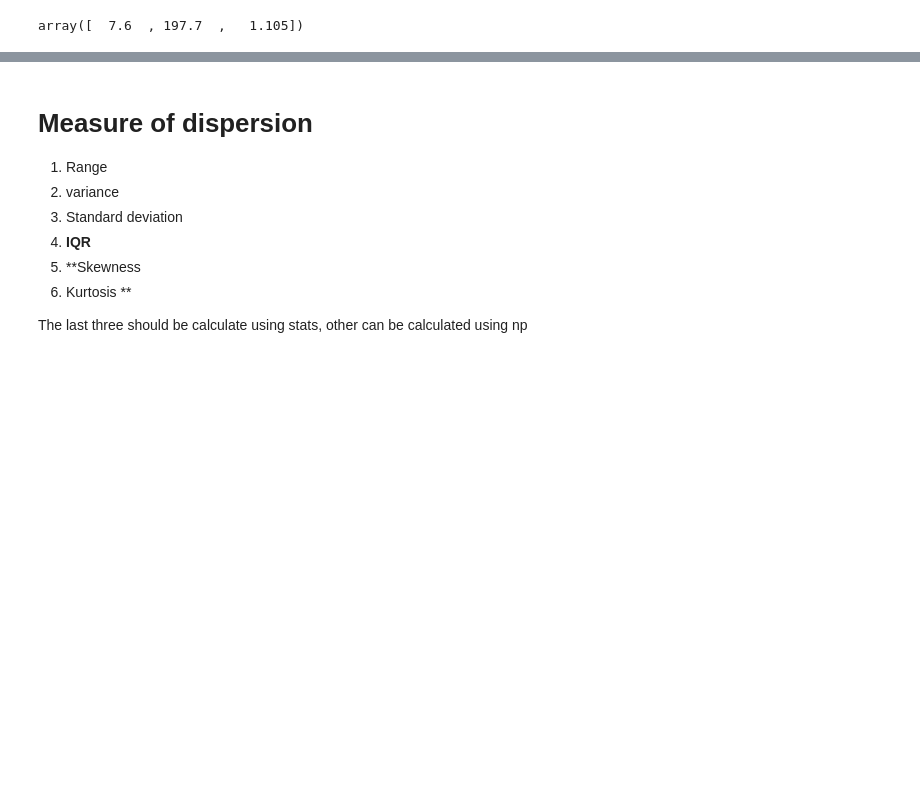
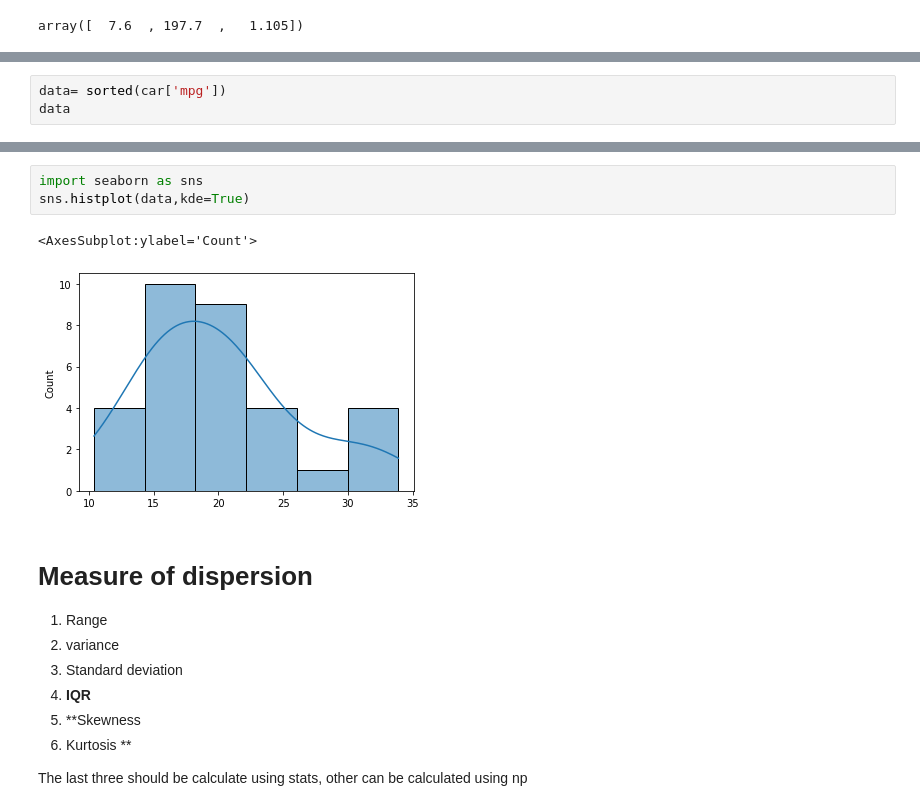
Before and after one commit to yogesh3i/Data_Science_Machine_Learning, a Jupyter notebook: Day 9 - Discri._stats/practice_stats.ipynb, the cells around one changed output, grey strips where cells are left out. Drawn from its saved outputs; the diff is of its cells as text; blank space fills up the shorter version.

```diff
--- a/Day 9 - Discri._stats/practice_stats.ipynb
+++ b/Day 9 - Discri._stats/practice_stats.ipynb
@@ -78,0 +88,3 @@ array([  7.6  , 197.7  ,   1.105])
+# %%
+data= sorted(car['mpg'])
+data
@@ -79,3 +125,9 @@ array([  7.6  , 197.7  ,   1.105])
+# %%
+import seaborn as sns
+sns.histplot(data,kde=True)
+# %% [output]
+<AxesSubplot:ylabel='Count'>
+[figure, added]
 # %% [markdown]
 # Measure of dispersion
 
```
Also changed, not shown: parts of 5 cells of this notebook, 29 other files.
